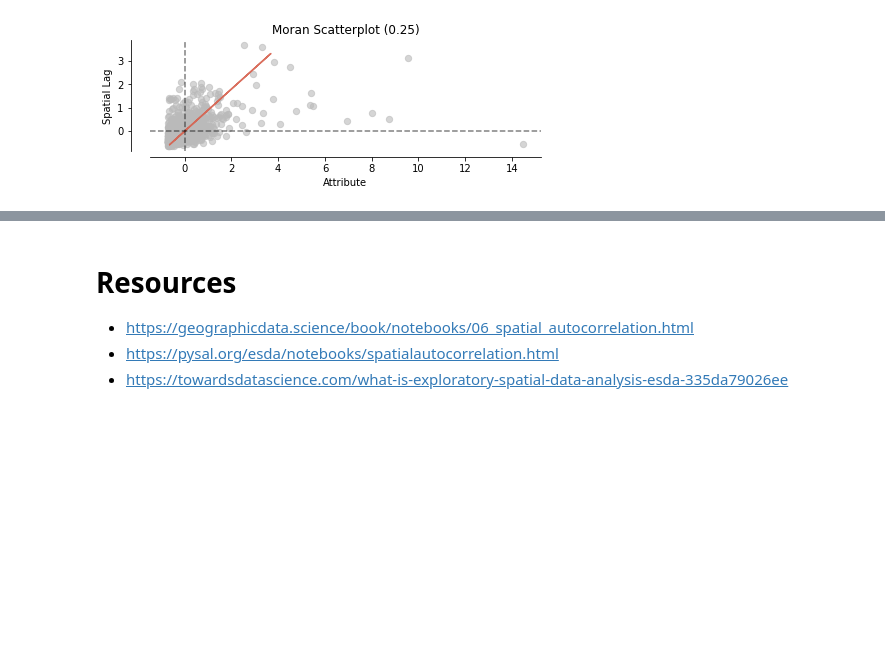
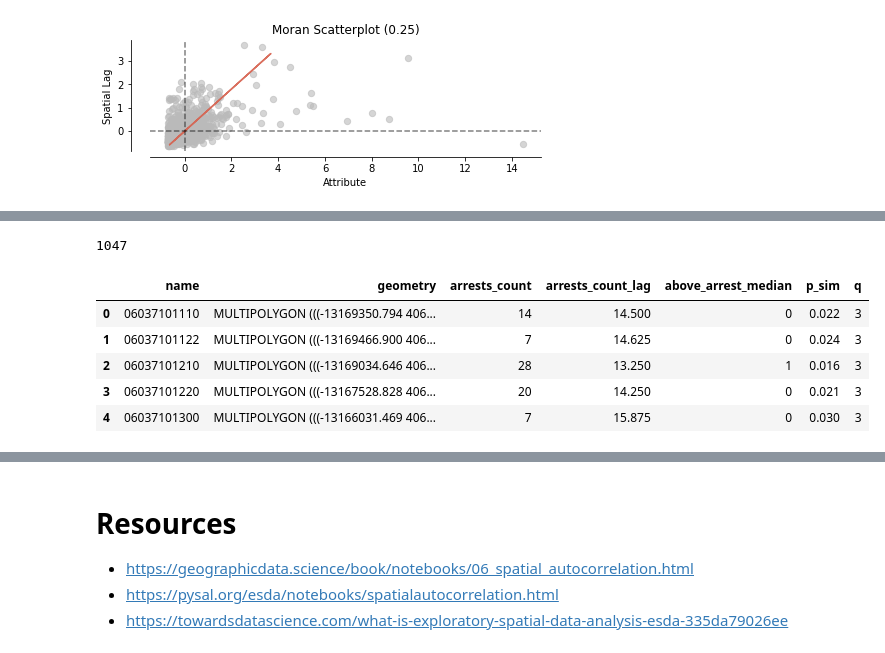
Before and after one commit to yohman/up206a, a Jupyter notebook: Weeks/Week08/Spatial Autocorrelation.ipynb, the cells around one changed output, grey strips where cells are left out. Saved outputs shown, nothing was run; the diff lists cells and outputs as text; code cells hidden in the pictures; blank space fills up the shorter version.

```diff
--- a/Weeks/Week08/Spatial Autocorrelation.ipynb
+++ b/Weeks/Week08/Spatial Autocorrelation.ipynb
@@ -496,0 +528,14 @@ plt.show()
+# %%
+# original df... how many rows?
+len(tracts)
+# %% [output]
+1047
+# %%
+tracts.head()
+# %% [output]
+|  | name | geometry | arrests_count | arrests_count_lag | above_arrest_median | p_sim | q |
+| 0 | 06037101110 | MULTIPOLYGON (((-13169350.794 406... | 14 | 14.500 | 0 | 0.022 | 3 |
+| 1 | 06037101122 | MULTIPOLYGON (((-13169466.900 406... | 7 | 14.625 | 0 | 0.024 | 3 |
+| 2 | 06037101210 | MULTIPOLYGON (((-13169034.646 406... | 28 | 13.250 | 1 | 0.016 | 3 |
+| 3 | 06037101220 | MULTIPOLYGON (((-13167528.828 406... | 20 | 14.250 | 0 | 0.021 | 3 |
+| 4 | 06037101300 | MULTIPOLYGON (((-13166031.469 406... | 7 | 15.875 | 0 | 0.030 | 3 |
```
Also changed, not shown: parts of 19 cells of this notebook.
